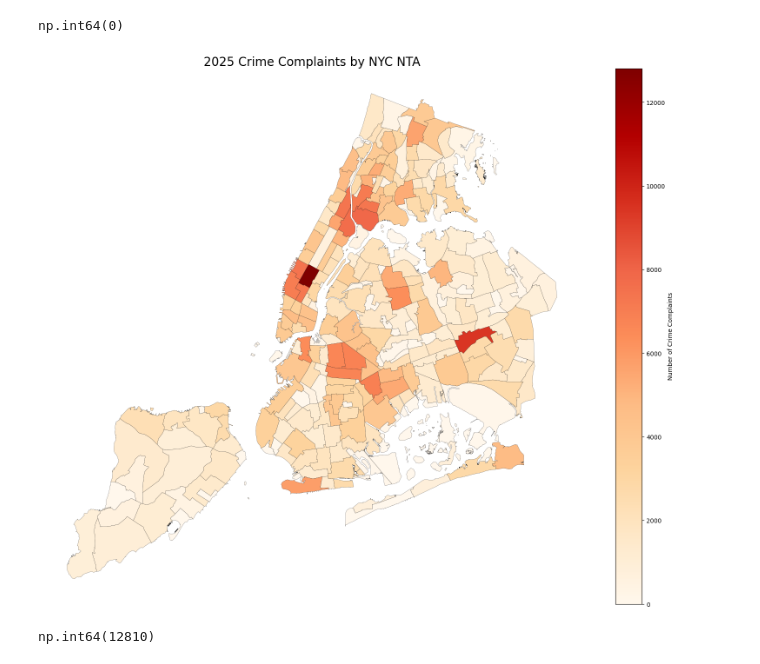
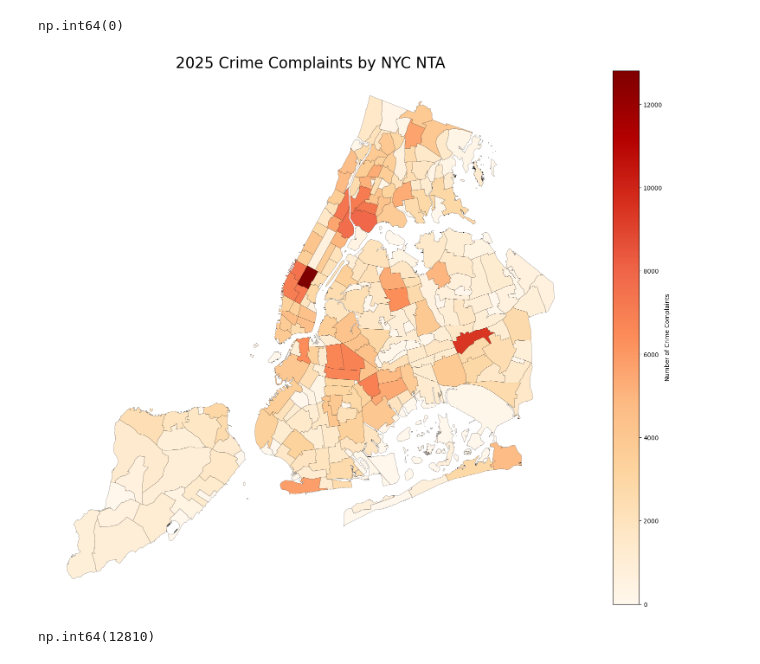
Before and after one commit to salioudunn11/Crime_Complaints_and_arrests_NYC_Data_Project, a Jupyter notebook: index.ipynb, the cells around one changed output. Saved outputs shown, nothing was run; the diff lists cells and outputs as text; code cells hidden in the pictures.

```diff
--- a/index.ipynb
+++ b/index.ipynb
@@ -230,23 +231,23 @@ nta_heatmap["complaint_count"] = (
 # %%
 ax = nta_heatmap.plot(
     column="complaint_count",
     figsize=(20, 20),
     cmap="OrRd",
     legend=True,
     edgecolor="black",
     linewidth=0.2,
     legend_kwds={
         "label": "Number of Crime Complaints",
         "shrink": 0.8
     }
 )
 
-ax.set_title("2025 Crime Complaints by NYC NTA", fontsize=20)
+ax.set_title("2025 Crime Complaints by NYC NTA", fontsize=25)
 ax.axis("off")
 
 plt.show()
 # %% [output]
-[figure, old version]
+[figure, new version]
 # %%
 nta_heatmap["complaint_count"].max()
 # %% [output]
```
Also changed, not shown: parts of 11 cells of this notebook, 1 other file.
